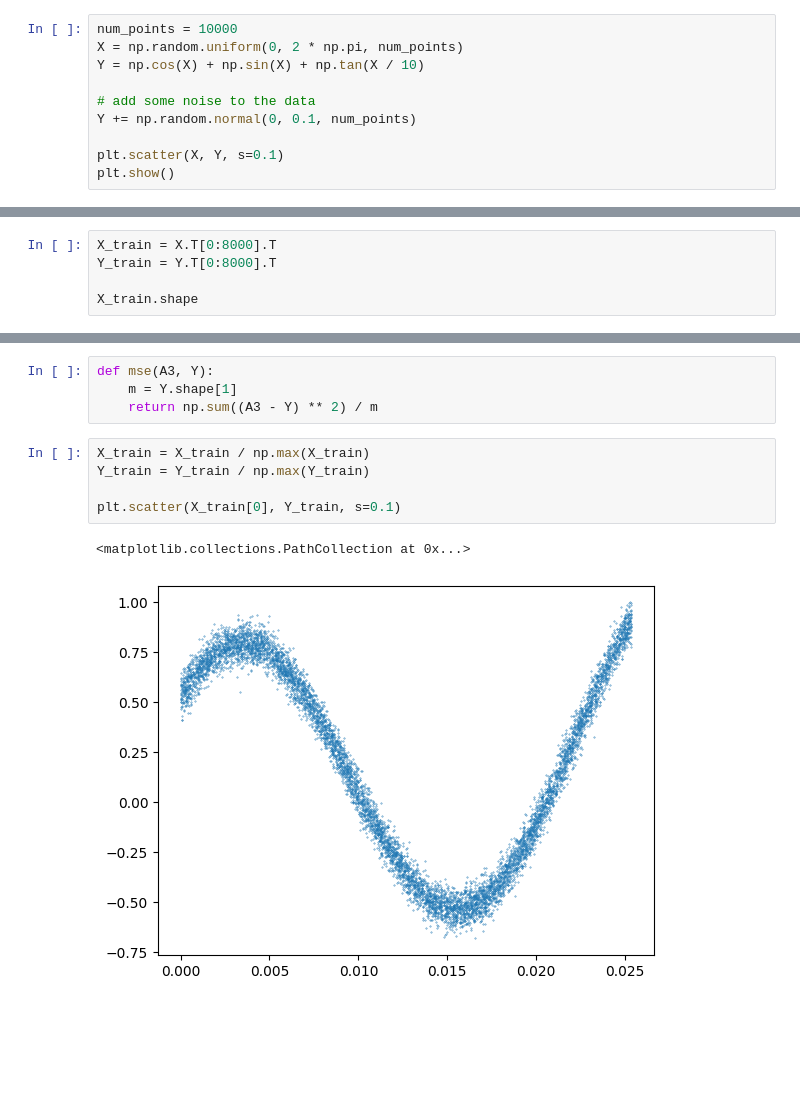
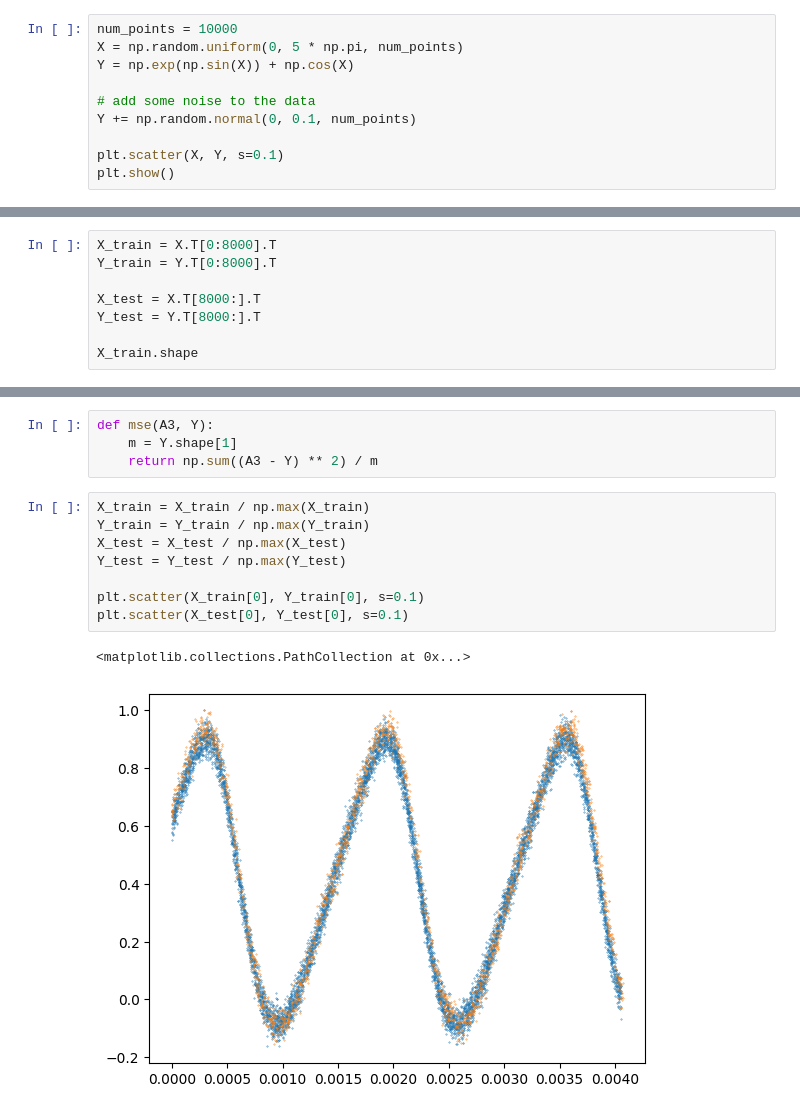
Before and after one commit to moleh13/Neural-Network, a Jupyter notebook: Function Approximation.ipynb, the cells around one changed output, grey strips where cells are left out. Cells and saved outputs as stored; diff of their text form; blank space fills up the shorter version.

```diff
--- a/Function Approximation.ipynb
+++ b/Function Approximation.ipynb
@@ -4,8 +4,8 @@ import pandas as pd
 from matplotlib import pyplot as plt
 # %%
 num_points = 10000
-X = np.random.uniform(0, 2 * np.pi, num_points)
-Y = np.cos(X) + np.sin(X) + np.tan(X / 10)
+X = np.random.uniform(0, 5 * np.pi, num_points)
+Y = np.exp(np.sin(X)) + np.cos(X)
 
 # add some noise to the data
 Y += np.random.normal(0, 0.1, num_points)
@@ -49,6 +45,9 @@ Y = data.T[0:1]
 X_train = X.T[0:8000].T
 Y_train = Y.T[0:8000].T
 
+X_test = X.T[8000:].T
+Y_test = Y.T[8000:].T
+
 X_train.shape
 # %% [output]
 (5, 8000)
@@ -133,11 +132,14 @@ def mse(A3, Y):
 # %%
 X_train = X_train / np.max(X_train)
 Y_train = Y_train / np.max(Y_train)
+X_test = X_test / np.max(X_test)
+Y_test = Y_test / np.max(Y_test)
 
-plt.scatter(X_train[0], Y_train, s=0.1)
+plt.scatter(X_train[0], Y_train[0], s=0.1)
+plt.scatter(X_test[0], Y_test[0], s=0.1)
 # %% [output]
 <matplotlib.collections.PathCollection at 0x...>
-[figure, old version]
+[figure, new version]
 # %%
 def gradient_descent(X, Y, alpha, iterations):
     W1, b1, W2, b2, W3, b3, W4, b4, W5, b5 = init_params()
```
Also changed, not shown: parts of 7 cells of this notebook.
